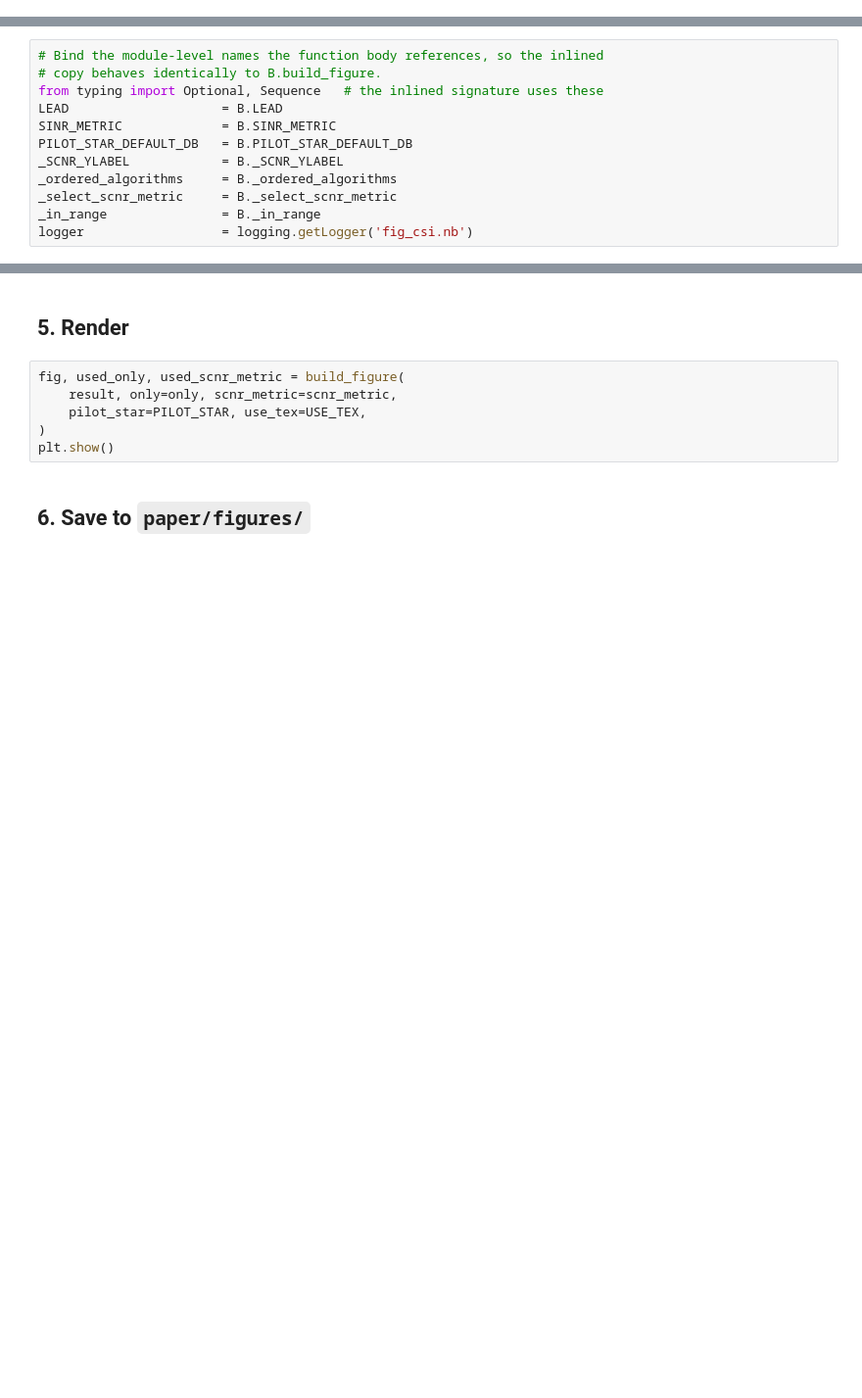
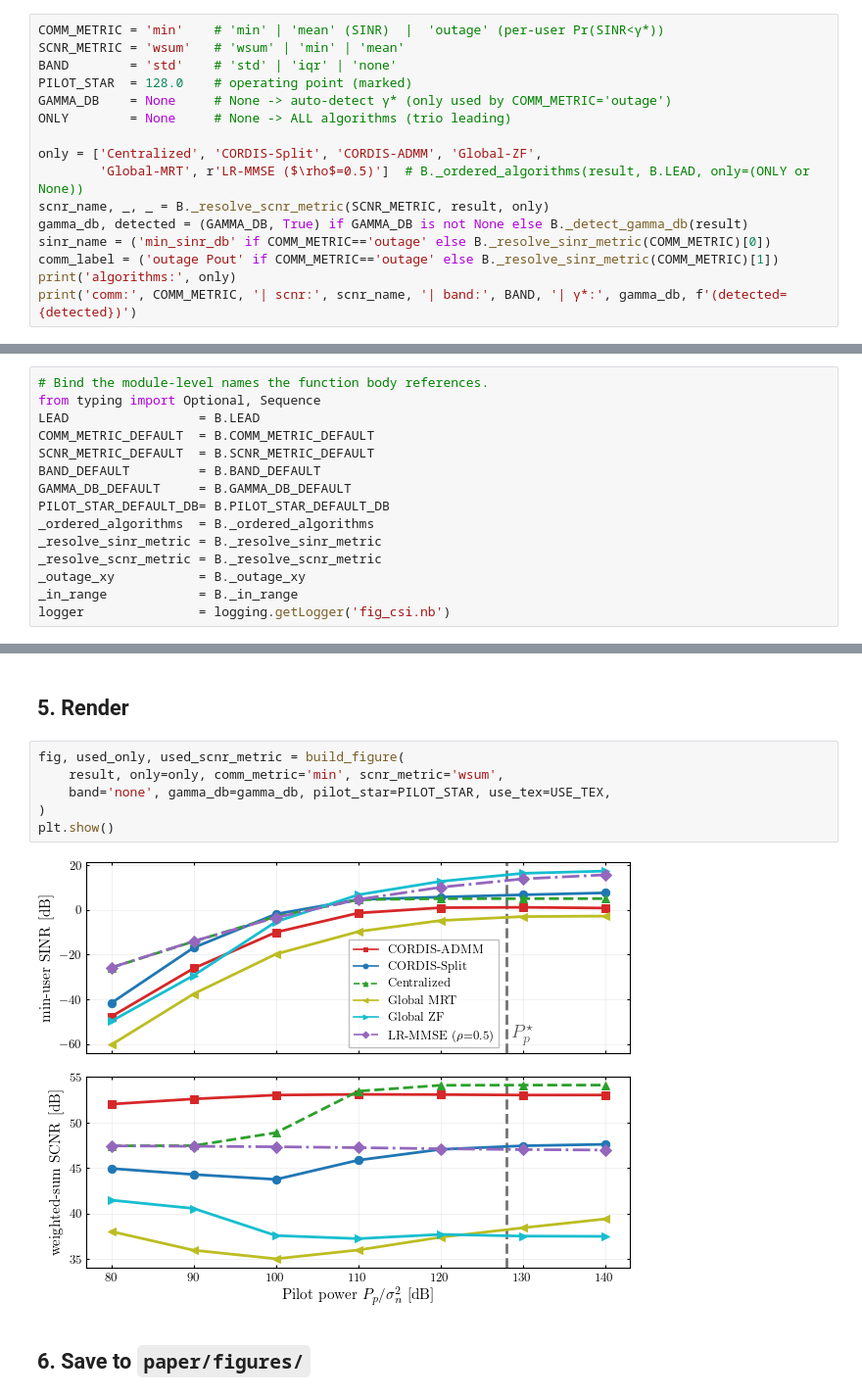
Before and after one commit to LS-Wireless/CORDIS, a Jupyter notebook: paper/figure_src/fig_csi/fig_csi.ipynb, the cells around one changed output, grey strips where cells are left out. Shown at 98% size. Saved outputs shown, nothing was run; the diff lists cells and outputs as text; blank space fills up the shorter version.

```diff
--- a/paper/figure_src/fig_csi/fig_csi.ipynb
+++ b/paper/figure_src/fig_csi/fig_csi.ipynb
@@ -66,0 +45,16 @@ read off how gracefully it degrades.
+# %%
+COMM_METRIC = 'min'    # 'min' | 'mean' (SINR)  |  'outage' (per-user Pr(SINR<γ*))
+SCNR_METRIC = 'wsum'   # 'wsum' | 'min' | 'mean'
+BAND        = 'std'    # 'std' | 'iqr' | 'none'
+PILOT_STAR  = 128.0    # operating point (marked)
+GAMMA_DB    = None     # None -> auto-detect γ* (only used by COMM_METRIC='outage')
+ONLY        = None     # None -> ALL algorithms (trio leading)
+
+only = ['Centralized', 'CORDIS-Split', 'CORDIS-ADMM', 'Global-ZF',
+        'Global-MRT', r'LR-MMSE ($\rho$=0.5)']  # B._ordered_algorithms(result, B.LEAD, only=(ONLY or None))
+scnr_name, _, _ = B._resolve_scnr_metric(SCNR_METRIC, result, only)
+gamma_db, detected = (GAMMA_DB, True) if GAMMA_DB is not None else B._detect_gamma_db(result)
+sinr_name = ('min_sinr_db' if COMM_METRIC=='outage' else B._resolve_sinr_metric(COMM_METRIC)[0])
+comm_label = ('outage Pout' if COMM_METRIC=='outage' else B._resolve_sinr_metric(COMM_METRIC)[1])
+print('algorithms:', only)
+print('comm:', COMM_METRIC, '| scnr:', scnr_name, '| band:', BAND, '| γ*:', gamma_db, f'(detected={detected})')
@@ -77,15 +90,18 @@ setup cell to restyle without editing the body.
 # %%
-# Bind the module-level names the function body references, so the inlined
-# copy behaves identically to B.build_figure.
-from typing import Optional, Sequence   # the inlined signature uses these
-LEAD                    = B.LEAD
-SINR_METRIC             = B.SINR_METRIC
-PILOT_STAR_DEFAULT_DB   = B.PILOT_STAR_DEFAULT_DB
-_SCNR_YLABEL            = B._SCNR_YLABEL
-_ordered_algorithms     = B._ordered_algorithms
-_select_scnr_metric     = B._select_scnr_metric
-_in_range               = B._in_range
-logger                  = logging.getLogger('fig_csi.nb')
+# Bind the module-level names the function body references.
+from typing import Optional, Sequence
+LEAD                 = B.LEAD
+COMM_METRIC_DEFAULT  = B.COMM_METRIC_DEFAULT
+SCNR_METRIC_DEFAULT  = B.SCNR_METRIC_DEFAULT
+BAND_DEFAULT         = B.BAND_DEFAULT
+GAMMA_DB_DEFAULT     = B.GAMMA_DB_DEFAULT
+PILOT_STAR_DEFAULT_DB= B.PILOT_STAR_DEFAULT_DB
+_ordered_algorithms  = B._ordered_algorithms
+_resolve_sinr_metric = B._resolve_sinr_metric
+_resolve_scnr_metric = B._resolve_scnr_metric
+_outage_xy           = B._outage_xy
+_in_range            = B._in_range
+logger               = logging.getLogger('fig_csi.nb')
 # %%
 def build_figure(result,
                  *,
@@ -160,10 +216,12 @@ def build_figure(result,
 ## 5. Render
 # %%
 fig, used_only, used_scnr_metric = build_figure(
-    result, only=only, scnr_metric=scnr_metric,
-    pilot_star=PILOT_STAR, use_tex=USE_TEX,
+    result, only=only, comm_metric='min', scnr_metric='wsum',
+    band='none', gamma_db=gamma_db, pilot_star=PILOT_STAR, use_tex=USE_TEX,
 )
 plt.show()
+# %% [output]
+[figure, added]
 # %% [markdown]
 ## 6. Save to `paper/figures/`
 # %%
```
Also changed, not shown: parts of 15 cells of this notebook, 17 other files.
